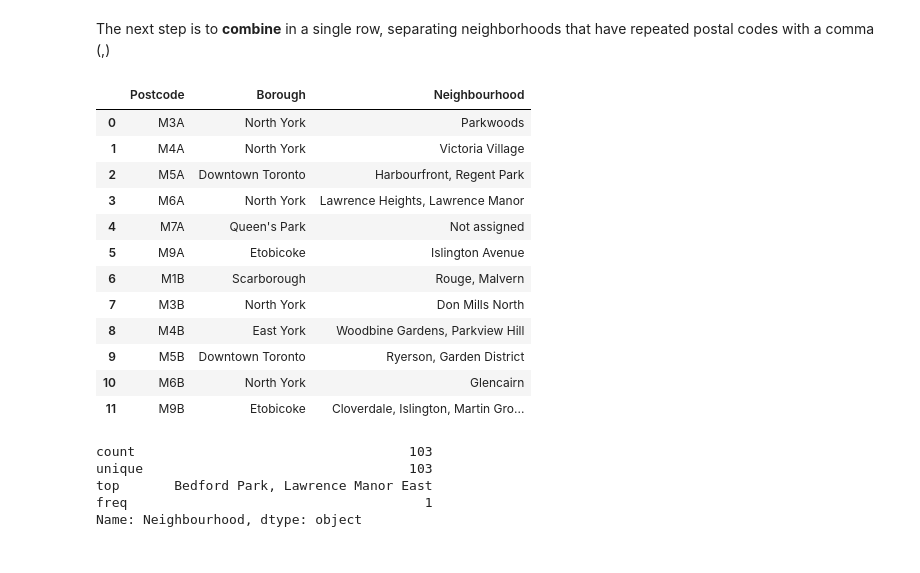
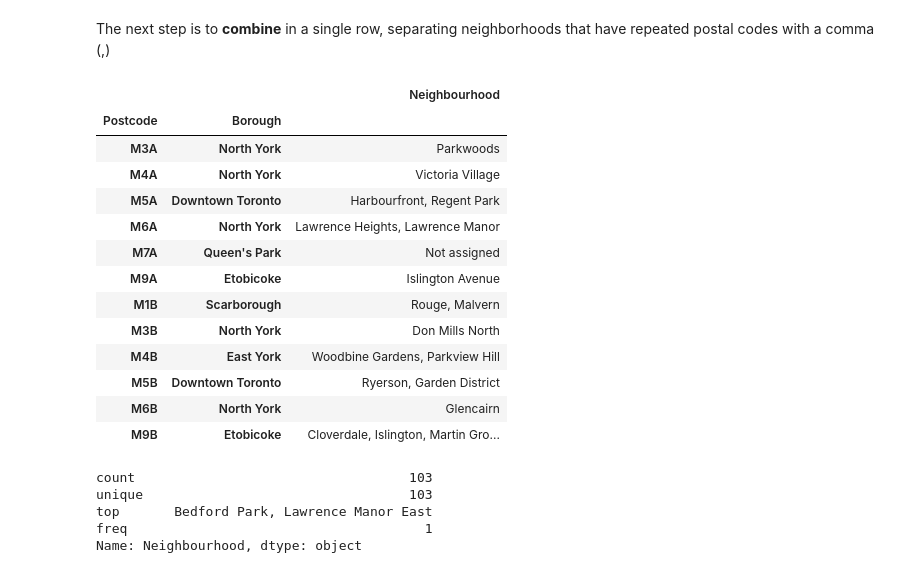
Before and after one commit to rmolinac2003/Coursera_Capstone, a Jupyter notebook: week_3_castone_project_part1.ipynb, the cells around one changed output. Saved outputs shown, nothing was run; the diff lists cells and outputs as text; code cells hidden in the pictures.

```diff
--- a/week_3_castone_project_part1.ipynb
+++ b/week_3_castone_project_part1.ipynb
@@ -63,24 +63,24 @@ The next step is to **combine** in a single row, separating neighborhoods that h
 # %%
 # Combine records
 
 canada_df.set_index(['Postcode','Borough'], inplace=True)
 canada_clean = canada_df.groupby(level=['Postcode','Borough'], sort=False).agg(', '.join)
-canada_clean.resethttps://dataplatform.cloud.ibm.com/data/jupyter2/runtimeenv2/v1/wdpx/service/notebook/conda2py36a5e251c4f900480b95f8b607dbc0f4cb/dsxjpy/wJHRK6-6bg2ob30ZnUm5wA:q3twKuX8HY3M6G6MQguRw5m7qDR6trBoSmyInbzOEE5QmGz3FFnNHAFXQGfTA_O8H_icFC0/container/notebooks/12d7a57e-ab57-4a26-8044-9119b51ef791?api=v2&project=a5e251c4-f900-480b-95f8-b607dbc0f4cb#_index( inplace=True)
 canada_clean.head(12)
 # %% [output]
-|  | Postcode | Borough | Neighbourhood |
-| 0 | M3A | North York | Parkwoods |
-| 1 | M4A | North York | Victoria Village |
-| 2 | M5A | Downtown Toronto | Harbourfront, Regent Park |
-| 3 | M6A | North York | Lawrence Heights, Lawrence Manor |
-| 4 | M7A | Queen's Park | Not assigned |
-| 5 | M9A | Etobicoke | Islington Avenue |
-| 6 | M1B | Scarborough | Rouge, Malvern |
-| 7 | M3B | North York | Don Mills North |
-| 8 | M4B | East York | Woodbine Gardens, Parkview Hill |
-| 9 | M5B | Downtown Toronto | Ryerson, Garden District |
-| 10 | M6B | North York | Glencairn |
-| 11 | M9B | Etobicoke | Cloverdale, Islington, Martin Gro... |
+|  |  | Neighbourhood |
+| Postcode | Borough |  |
+| M3A | North York | Parkwoods |
+| M4A | North York | Victoria Village |
+| M5A | Downtown Toronto | Harbourfront, Regent Park |
+| M6A | North York | Lawrence Heights, Lawrence Manor |
+| M7A | Queen's Park | Not assigned |
+| M9A | Etobicoke | Islington Avenue |
+| M1B | Scarborough | Rouge, Malvern |
+| M3B | North York | Don Mills North |
+| M4B | East York | Woodbine Gardens, Parkview Hill |
+| M5B | Downtown Toronto | Ryerson, Garden District |
+| M6B | North York | Glencairn |
+| M9B | Etobicoke | Cloverdale, Islington, Martin Gro... |
 # %%
 canada_clean['Neighbourhood'].describe()
 # %% [output]
```
Also changed, not shown: parts of 1 cell of this notebook.
